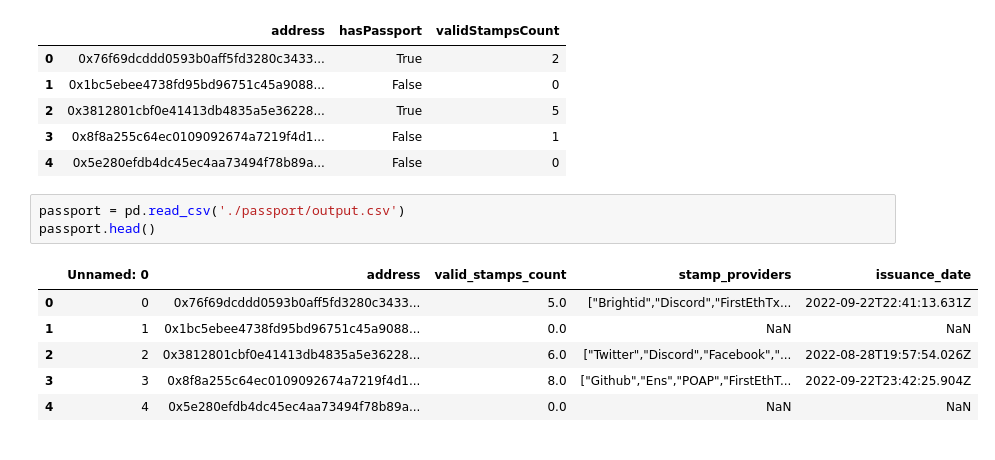
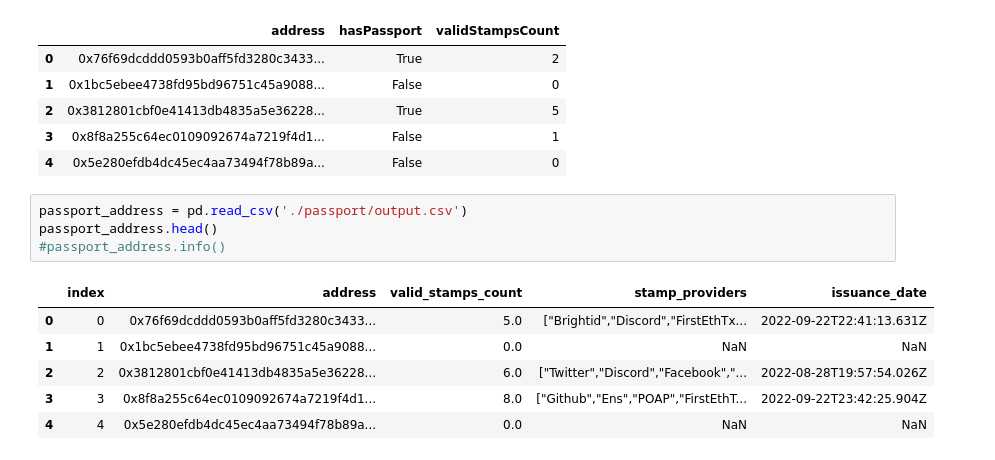
Before and after one commit to junta/gitcoin-data-hackathon, a Jupyter notebook: main.ipynb, the cells around one changed output. Saved outputs shown, nothing was run; the diff lists cells and outputs as text.

```diff
--- a/main.ipynb
+++ b/main.ipynb
@@ -185,10 +193,11 @@ passport.head()
 | 3 | 0x8f8a255c64ec0109092674a7219f4d1... | False | 1 |
 | 4 | 0x5e280efdb4dc45ec4aa73494f78b89a... | False | 0 |
 # %%
-passport = pd.read_csv('./passport/output.csv')
-passport.head()
+passport_address = pd.read_csv('./passport/output.csv')
+passport_address.head()
+#passport_address.info()
 # %% [output]
-|  | Unnamed: 0 | address | valid_stamps_count | stamp_providers | issuance_date |
+|  | index | address | valid_stamps_count | stamp_providers | issuance_date |
 | 0 | 0 | 0x76f69dcddd0593b0aff5fd3280c3433... | 5.0 | ["Brightid","Discord","FirstEthTx... | 2022-09-22T22:41:13.631Z |
 | 1 | 1 | 0x1bc5ebee4738fd95bd96751c45a9088... | 0.0 | NaN | NaN |
 | 2 | 2 | 0x3812801cbf0e41413db4835a5e36228... | 6.0 | ["Twitter","Discord","Facebook","... | 2022-08-28T19:57:54.026Z |
```
Also changed, not shown: parts of 21 cells of this notebook, 7 other files.
